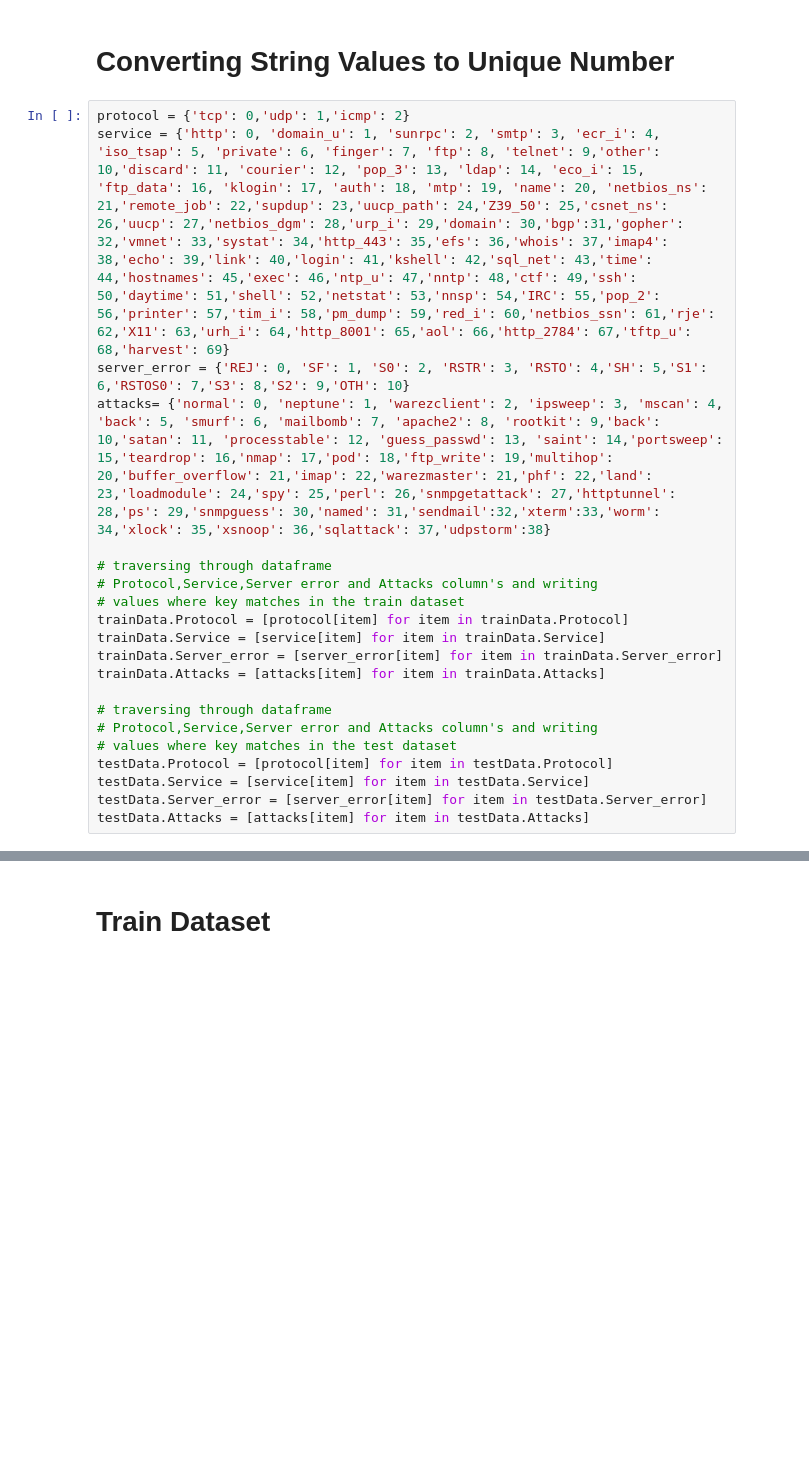
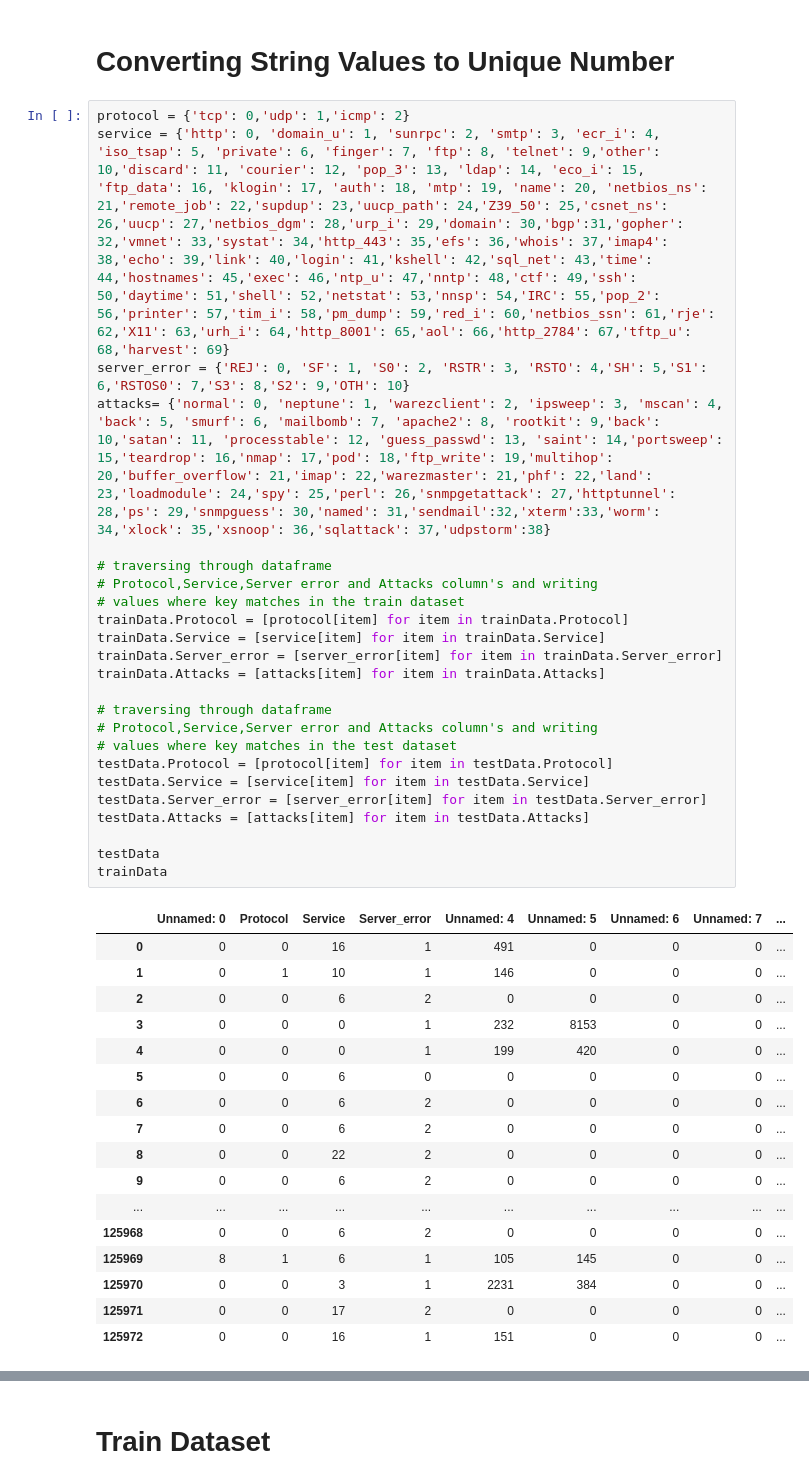
Before and after one commit to jeremy191/clustering-based-anomaly-detection, a Jupyter notebook: NSL-KDD.ipynb, the cells around one changed output, grey strips where cells are left out. Drawn from its saved outputs; the diff is of its cells as text; blank space fills up the shorter version.

```diff
--- a/NSL-KDD.ipynb
+++ b/NSL-KDD.ipynb
@@ -48,21 +48,42 @@ testData_handler.close()
 # %%
 protocol = {'tcp': 0,'udp': 1,'icmp': 2}
 service = {'http': 0, 'domain_u': 1, 'sunrpc': 2, 'smtp': 3, 'ecr_i': 4, 'iso_tsap': 5, 'private': 6, 'finger': 7, 'ftp': 8, 'telnet': 9,'other': 10,'discard': 11, 'courier': 12, 'pop_3': 13, 'ldap': 14, 'eco_i': 15, 'ftp_data': 16, 'klogin': 17, 'auth': 18, 'mtp': 19, 'name': 20, 'netbios_ns': 21,'remote_job': 22,'supdup': 23,'uucp_path': 24,'Z39_50': 25,'csnet_ns': 26,'uucp': 27,'netbios_dgm': 28,'urp_i': 29,'domain': 30,'bgp':31,'gopher': 32,'vmnet': 33,'systat': 34,'http_443': 35,'efs': 36,'whois': 37,'imap4': 38,'echo': 39,'link': 40,'login': 41,'kshell': 42,'sql_net': 43,'time': 44,'hostnames': 45,'exec': 46,'ntp_u': 47,'nntp': 48,'ctf': 49,'ssh': 50,'daytime': 51,'shell': 52,'netstat': 53,'nnsp': 54,'IRC': 55,'pop_2': 56,'printer': 57,'tim_i': 58,'pm_dump': 59,'red_i': 60,'netbios_ssn': 61,'rje': 62,'X11': 63,'urh_i': 64,'http_8001': 65,'aol': 66,'http_2784': 67,'tftp_u': 68,'harvest': 69}
 server_error = {'REJ': 0, 'SF': 1, 'S0': 2, 'RSTR': 3, 'RSTO': 4,'SH': 5,'S1': 6,'RSTOS0': 7,'S3': 8,'S2': 9,'OTH': 10}
 attacks= {'normal': 0, 'neptune': 1, 'warezclient': 2, 'ipsweep': 3, 'mscan': 4, 'back': 5, 'smurf': 6, 'mailbomb': 7, 'apache2': 8, 'rootkit': 9,'back': 10,'satan': 11, 'processtable': 12, 'guess_passwd': 13, 'saint': 14,'portsweep': 15,'teardrop': 16,'nmap': 17,'pod': 18,'ftp_write': 19,'multihop': 20,'buffer_overflow': 21,'imap': 22,'warezmaster': 21,'phf': 22,'land': 23,'loadmodule': 24,'spy': 25,'perl': 26,'snmpgetattack': 27,'httptunnel': 28,'ps': 29,'snmpguess': 30,'named': 31,'sendmail':32,'xterm':33,'worm': 34,'xlock': 35,'xsnoop': 36,'sqlattack': 37,'udpstorm':38}
 
 # traversing through dataframe
 # Protocol,Service,Server error and Attacks column's and writing
 # values where key matches in the train dataset
 trainData.Protocol = [protocol[item] for item in trainData.Protocol]
 trainData.Service = [service[item] for item in trainData.Service]
 trainData.Server_error = [server_error[item] for item in trainData.Server_error]
 trainData.Attacks = [attacks[item] for item in trainData.Attacks]
 
 # traversing through dataframe
 # Protocol,Service,Server error and Attacks column's and writing
 # values where key matches in the test dataset
 testData.Protocol = [protocol[item] for item in testData.Protocol]
 testData.Service = [service[item] for item in testData.Service]
 testData.Server_error = [server_error[item] for item in testData.Server_error]
 testData.Attacks = [attacks[item] for item in testData.Attacks]
+
+testData
+trainData
+# %% [output]
+|  | Unnamed: 0 | Protocol | Service | Server_error | Unnamed: 4 | Unnamed: 5 | Unnamed: 6 | Unnamed: 7 | ... |
+| 0 | 0 | 0 | 16 | 1 | 491 | 0 | 0 | 0 | ... |
+| 1 | 0 | 1 | 10 | 1 | 146 | 0 | 0 | 0 | ... |
+| 2 | 0 | 0 | 6 | 2 | 0 | 0 | 0 | 0 | ... |
+| 3 | 0 | 0 | 0 | 1 | 232 | 8153 | 0 | 0 | ... |
+| 4 | 0 | 0 | 0 | 1 | 199 | 420 | 0 | 0 | ... |
+| 5 | 0 | 0 | 6 | 0 | 0 | 0 | 0 | 0 | ... |
+| 6 | 0 | 0 | 6 | 2 | 0 | 0 | 0 | 0 | ... |
+| 7 | 0 | 0 | 6 | 2 | 0 | 0 | 0 | 0 | ... |
+| 8 | 0 | 0 | 22 | 2 | 0 | 0 | 0 | 0 | ... |
+| 9 | 0 | 0 | 6 | 2 | 0 | 0 | 0 | 0 | ... |
+| ... | ... | ... | ... | ... | ... | ... | ... | ... | ... |
+| 125968 | 0 | 0 | 6 | 2 | 0 | 0 | 0 | 0 | ... |
+| 125969 | 8 | 1 | 6 | 1 | 105 | 145 | 0 | 0 | ... |
+| 125970 | 0 | 0 | 3 | 1 | 2231 | 384 | 0 | 0 | ... |
+| 125971 | 0 | 0 | 17 | 2 | 0 | 0 | 0 | 0 | ... |
+| 125972 | 0 | 0 | 16 | 1 | 151 | 0 | 0 | 0 | ... |
```
Also changed, not shown: parts of 4 cells of this notebook.
